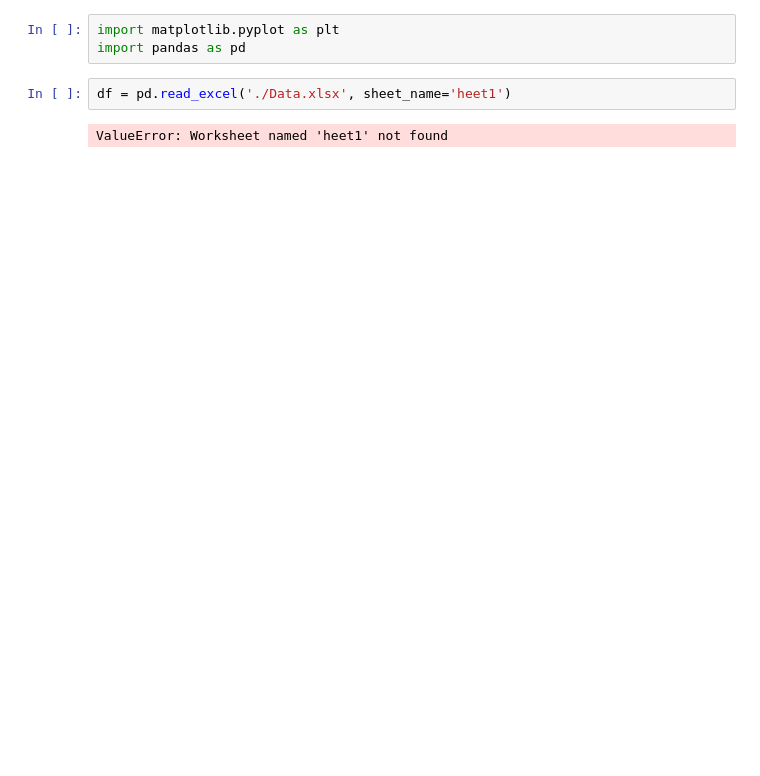
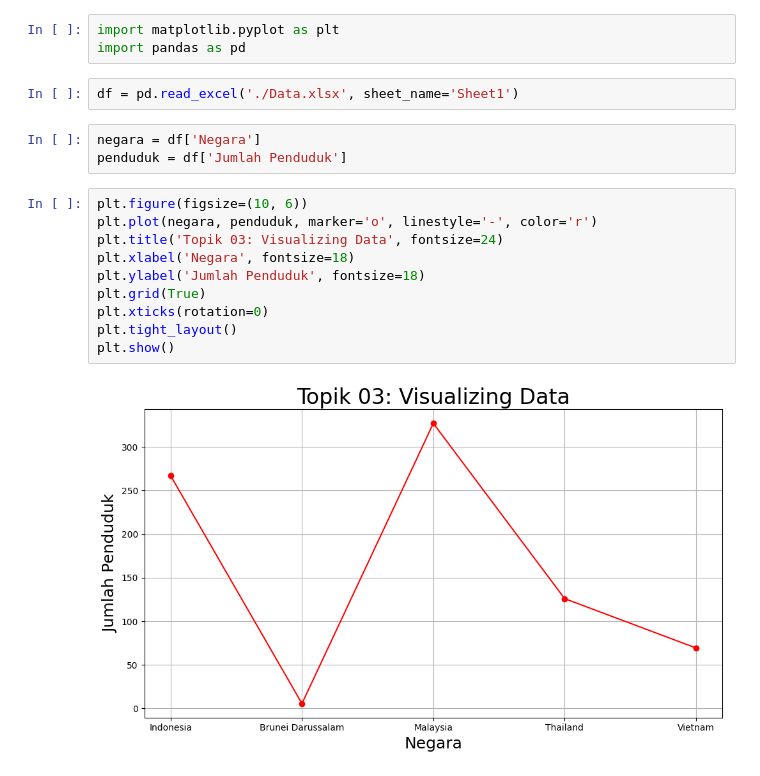
Before and after one commit to Dirgam123/No3-Topik-03--Visualizing-Data, a Jupyter notebook: no3.ipynb, the cells around one changed output. Cells and saved outputs as stored; diff of their text form; blank space fills up the shorter version.

```diff
--- a/no3.ipynb
+++ b/no3.ipynb
@@ -2,6 +2,19 @@
 import matplotlib.pyplot as plt
 import pandas as pd
 # %%
-df = pd.read_excel('./Data.xlsx', sheet_name='heet1')
+df = pd.read_excel('./Data.xlsx', sheet_name='Sheet1')
-# %% [output]
-ValueError: Worksheet named 'heet1' not found
+# %%
+negara = df['Negara']
+penduduk = df['Jumlah Penduduk']
+# %%
+plt.figure(figsize=(10, 6))
+plt.plot(negara, penduduk, marker='o', linestyle='-', color='r')
+plt.title('Topik 03: Visualizing Data', fontsize=24)
+plt.xlabel('Negara', fontsize=18)
+plt.ylabel('Jumlah Penduduk', fontsize=18)
+plt.grid(True)
+plt.xticks(rotation=0)
+plt.tight_layout()
+plt.show()
+# %% [output]
+[figure, added]
```
